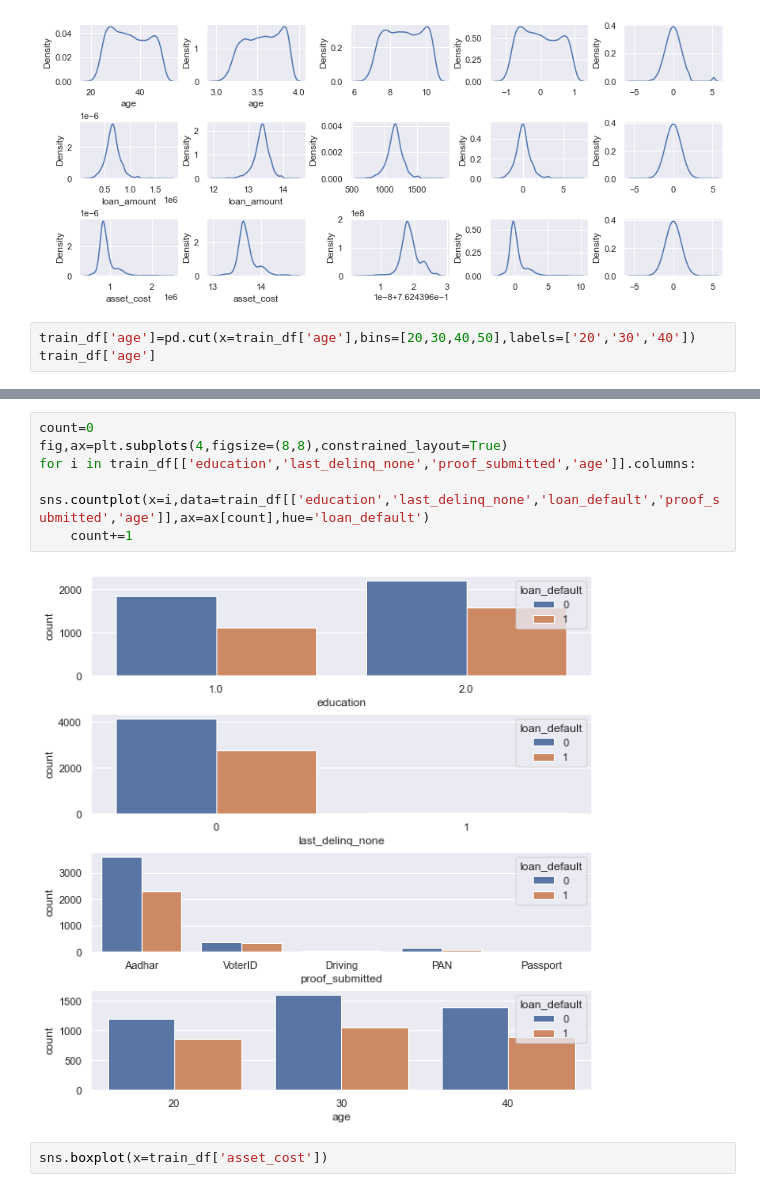
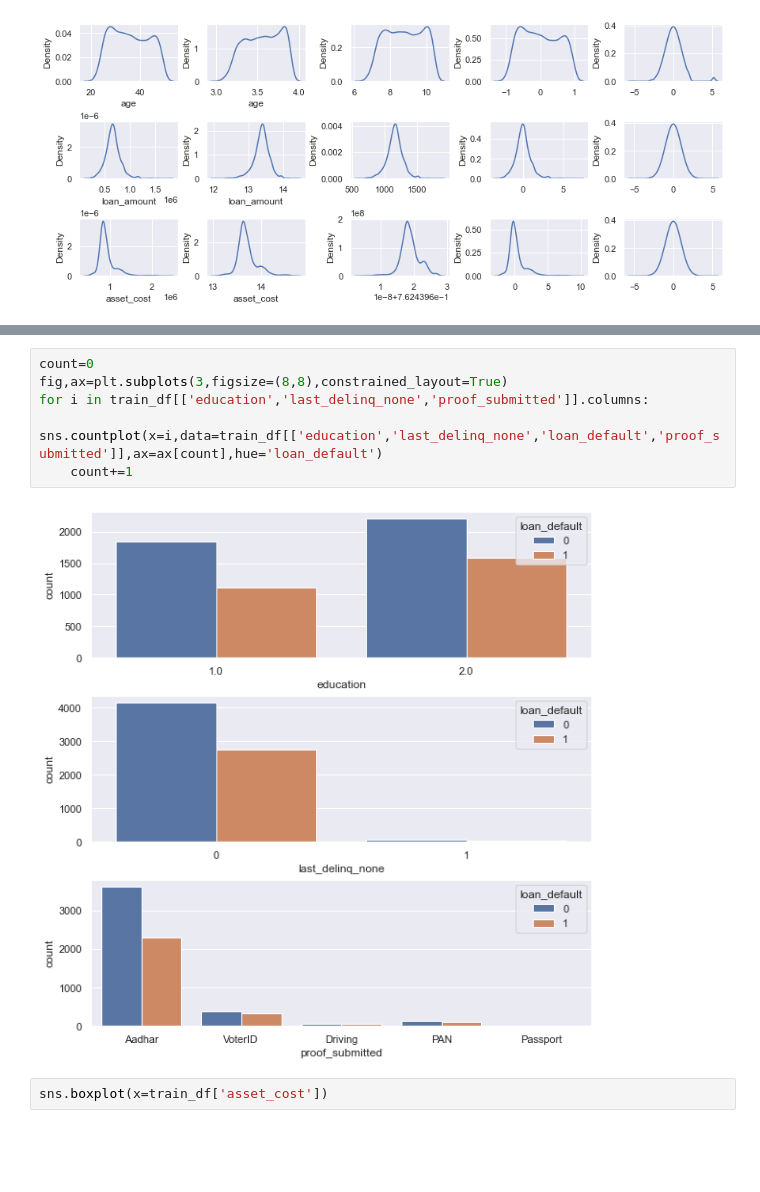
Before and after one commit to gunjak/Analytics_vidya_hackathon, a Jupyter notebook: train_pred.ipynb, the cells around one changed output, grey strips where cells are left out. Cells and saved outputs as stored; diff of their text form; blank space fills up the shorter version.

```diff
--- a/train_pred.ipynb
+++ b/train_pred.ipynb
@@ -171,6 +171,3 @@ for i in ['age','loan_amount','asset_cost']:
     count+=1
 # %% [output]
 [figure]
-# %%
-train_df['age']=pd.cut(x=train_df['age'],bins=[20,30,40,50],labels=['20','30','40'])
-train_df['age']
@@ -191,11 +174,11 @@ Categories (3, object): ['20' < '30' < '40']
 # %%
 count=0
-fig,ax=plt.subplots(4,figsize=(8,8),constrained_layout=True)
-for i in train_df[['education','last_delinq_none','proof_submitted','age']].columns:
-    sns.countplot(x=i,data=train_df[['education','last_delinq_none','loan_default','proof_submitted','age']],ax=ax[count],hue='loan_default')
+fig,ax=plt.subplots(3,figsize=(8,8),constrained_layout=True)
+for i in train_df[['education','last_delinq_none','proof_submitted']].columns:
+    sns.countplot(x=i,data=train_df[['education','last_delinq_none','loan_default','proof_submitted']],ax=ax[count],hue='loan_default')
     count+=1
 # %% [output]
-[figure, old version]
+[figure, new version]
 # %%
 sns.boxplot(x=train_df['asset_cost'])
 # %% [output]
```
Also changed, not shown: parts of 14 cells of this notebook, 1 other file.
